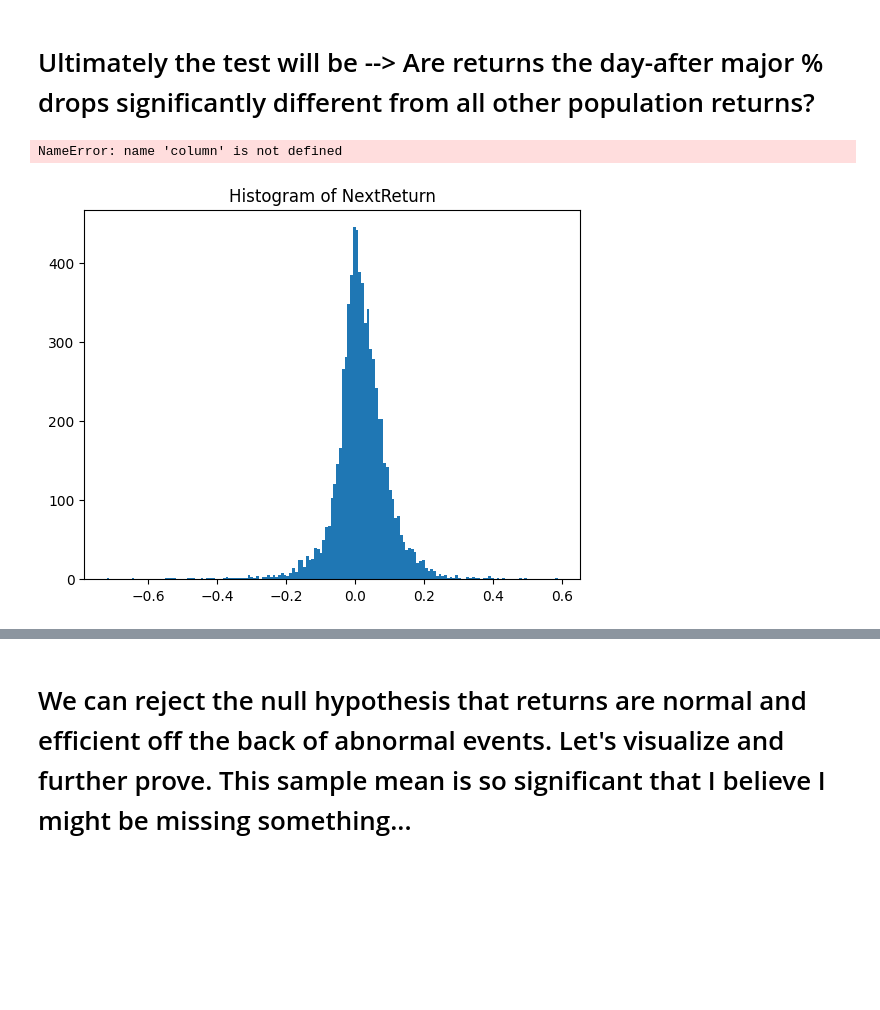
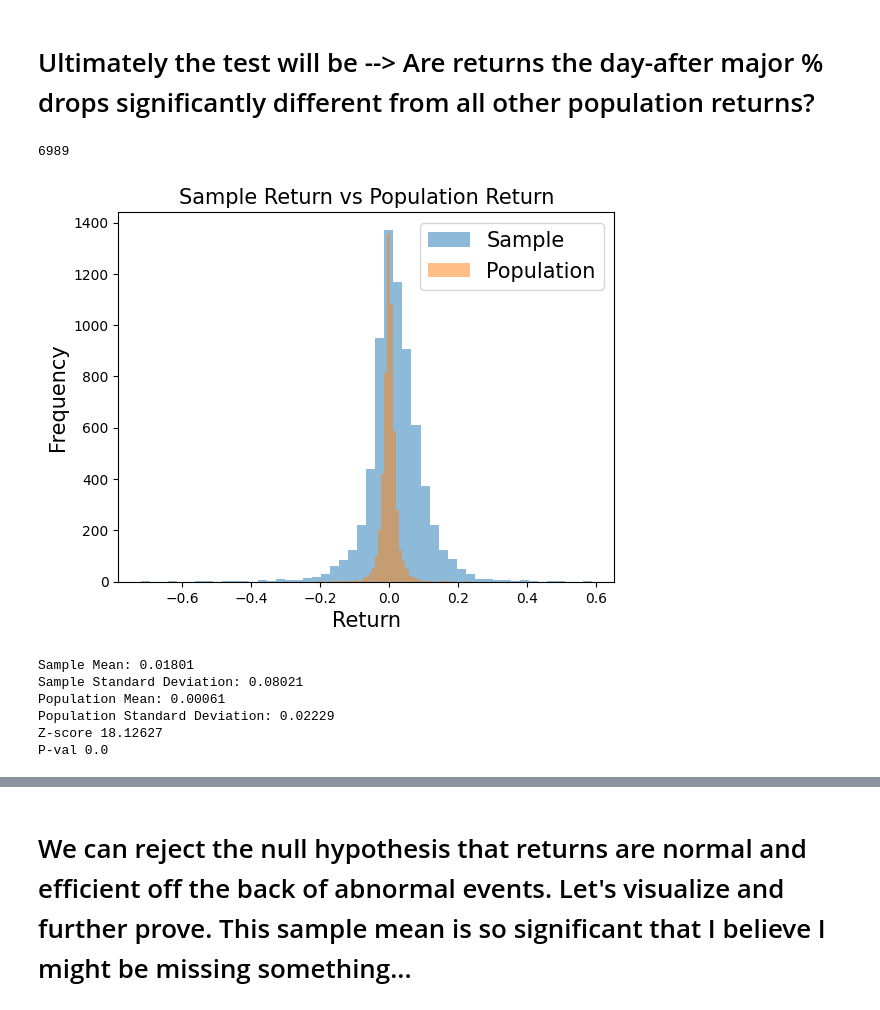
Before and after one commit to smullins998/ReverseMomentum, a Jupyter notebook: Reverse Momentum.ipynb, the cells around one changed output, grey strips where cells are left out. Drawn from its saved outputs; the diff is of its cells as text; code cells hidden in the pictures; blank space fills up the shorter version.

```diff
--- a/Reverse Momentum.ipynb
+++ b/Reverse Momentum.ipynb
@@ -174,12 +179,41 @@ Values below zero:
 1571699
 # %% [markdown]
 <h1> Ultimately the test will be --> Are returns the day-after major % drops significantly different from all other population returns? </h1>
+# %%
+import numpy as np
+
+values = SS_df.values.flatten()  # Flatten the DataFrame values into a 1D array
+sample_size = min(5989, len(values))  # Adjust sample size to not exceed available values
+
+# Randomly sample the values using numpy
+random_sample = np.random.choice(values, size=sample_size, replace=False)
+ret_sample = RET_df.NextReturn
+# %%
+len(ret_sample)
+# %% [output]
+6989
+# %%
+plt.hist(ret_sample, bins=50, alpha=.5, label='Sample')
+plt.hist(random_sample, bins=50, alpha=.5, label='Population')
+
+plt.title('Sample Return vs Population Return', fontsize=15)
+plt.xlabel('Return', fontsize=15)
+plt.ylabel('Frequency', fontsize=15)
+plt.legend(fontsize=15)
+
+plt.plot()
+plt.savefig('samplevrandom.png', transparent=True)
+# %% [output]
+[figure, added]
 # %%
+import numpy as np
+from scipy import stats
+from scipy.stats import norm
+
 Ticker = []
 Date = []
 ret = []
 after_ret = []
-
 
 for b, c in zip(range(len(SS_df.columns)), SS_df.columns):
     for j,k,l in zip(SS_df.iloc[:,b], SS_df.iloc[1:,b], SS_df.index):
@@ -188,3 +222,32 @@ for b, c in zip(range(len(SS_df.columns)), SS_df.columns):
             after_ret.append(k)
             Date.append(l)
             Ticker.append(c)
+
+RET_df = pd.DataFrame({'Date': Date, 'Ticker': Ticker, 'Return': ret, 'NextReturn': after_ret})
+
+ret_sample = RET_df.NextReturn
+
+population_mean = np.nanmean(SS_df)
+population_std = np.nanstd(SS_df)
+ret_mean = np.mean(ret_sample)
+ret_std = np.std(ret_sample, ddof=1)
+
+n = len(ret_sample)
+z = (ret_mean - population_mean) / (ret_std / np.sqrt(n))
+
+p_value = 1 - norm.cdf(z)
+
+
+print("Sample Mean:", round(ret_mean,5))
+print("Sample Standard Deviation:", round(ret_std,5))
+print("Population Mean:", round(population_mean,5))
+print("Population Standard Deviation:", round(population_std,5))
+print('Z-score', round(z, 5))
+print('P-val', p_value)
+# %% [output]
+Sample Mean: 0.01801
+Sample Standard Deviation: 0.08021
+Population Mean: 0.00061
+Population Standard Deviation: 0.02229
+Z-score 18.12627
+P-val 0.0
@@ -193,11 +253,0 @@ RET_df = pd.DataFrame({'Date': Date, 'Ticker': Ticker, 'Return': ret, 'NextRetur
-# %%
-plt.hist(ret_sample, bins='auto')
-
-plt.title(f'Histogram of NextReturn')
-plt.ylabel('Frequency')
-plt.figure(figsize=(2,2))
-
-plt.show()
-# %% [output]
-NameError: name 'column' is not defined
-[figure, removed]
```
Also changed, not shown: parts of 30 cells of this notebook, 1 other file.
